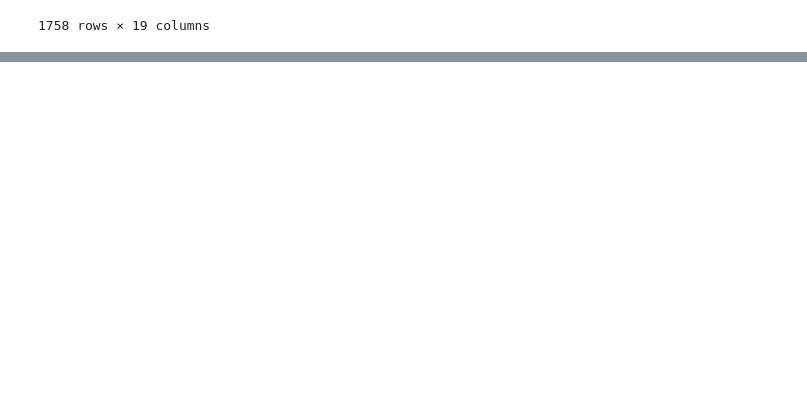
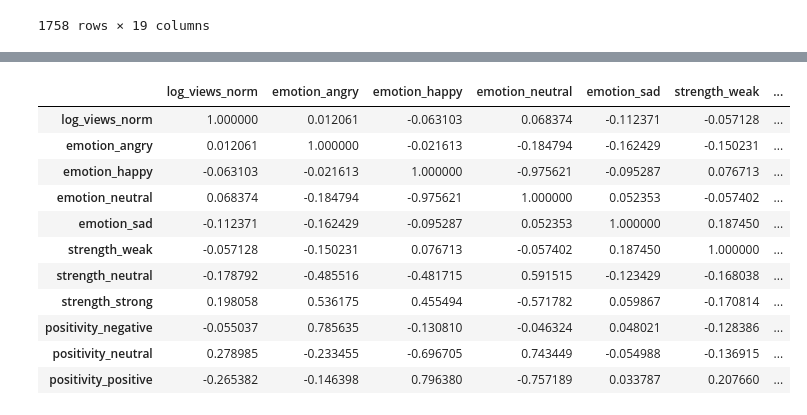
Before and after one commit to BehavioralSignalTechnologies/speaker_popularity, a Jupyter notebook: scripts/experiment_0.ipynb, the cells around one changed output, grey strips where cells are left out. Drawn from its saved outputs; the diff is of its cells as text; code cells hidden in the pictures; blank space fills up the shorter version.

```diff
--- a/scripts/experiment_0.ipynb
+++ b/scripts/experiment_0.ipynb
@@ -114,0 +180,20 @@ No matching for file https://www.ted.com/talks/eric_haseltine_what_will_be_the_n
+# %%
+import plotly.express as px
+
+topic_metadata = features_metadata.loc[:, :]
+
+
+active_feats = ['emotion_happy', 'strength_strong', 'positivity_positive']
+sum_of_feats = np.sum([topic_metadata[k] for k in active_feats], axis=0)
+
+X = np.asarray(sum_of_feats).astype(np.float64)
+Y = np.asarray(topic_metadata['log_views_norm']).astype(np.float64)
+
+idx = np.where(X > 0)[0]
+X = X[idx]
+Y = Y[idx]
+
+X = np.log(X)
+fig = px.scatter(x=X, y=Y, trendline="ols")
+fig.data[1].line.color = 'red'
+fig.show()
@@ -114,0 +202,15 @@ No matching for file https://www.ted.com/talks/eric_haseltine_what_will_be_the_n
+# %%
+topic_metadata[['log_views_norm'] + list(features_cols.keys()) ].corr()
+# %% [output]
+|  | log_views_norm | emotion_angry | emotion_happy | emotion_neutral | emotion_sad | strength_weak | ... |
+| log_views_norm | 1.000000 | 0.012061 | -0.063103 | 0.068374 | -0.112371 | -0.057128 | ... |
+| emotion_angry | 0.012061 | 1.000000 | -0.021613 | -0.184794 | -0.162429 | -0.150231 | ... |
+| emotion_happy | -0.063103 | -0.021613 | 1.000000 | -0.975621 | -0.095287 | 0.076713 | ... |
+| emotion_neutral | 0.068374 | -0.184794 | -0.975621 | 1.000000 | 0.052353 | -0.057402 | ... |
+| emotion_sad | -0.112371 | -0.162429 | -0.095287 | 0.052353 | 1.000000 | 0.187450 | ... |
+| strength_weak | -0.057128 | -0.150231 | 0.076713 | -0.057402 | 0.187450 | 1.000000 | ... |
+| strength_neutral | -0.178792 | -0.485516 | -0.481715 | 0.591515 | -0.123429 | -0.168038 | ... |
+| strength_strong | 0.198058 | 0.536175 | 0.455494 | -0.571782 | 0.059867 | -0.170814 | ... |
+| positivity_negative | -0.055037 | 0.785635 | -0.130810 | -0.046324 | 0.048021 | -0.128386 | ... |
+| positivity_neutral | 0.278985 | -0.233455 | -0.696705 | 0.743449 | -0.054988 | -0.136915 | ... |
+| positivity_positive | -0.265382 | -0.146398 | 0.796380 | -0.757189 | 0.033787 | 0.207660 | ... |
```
Also changed, not shown: parts of 6 cells of this notebook.
